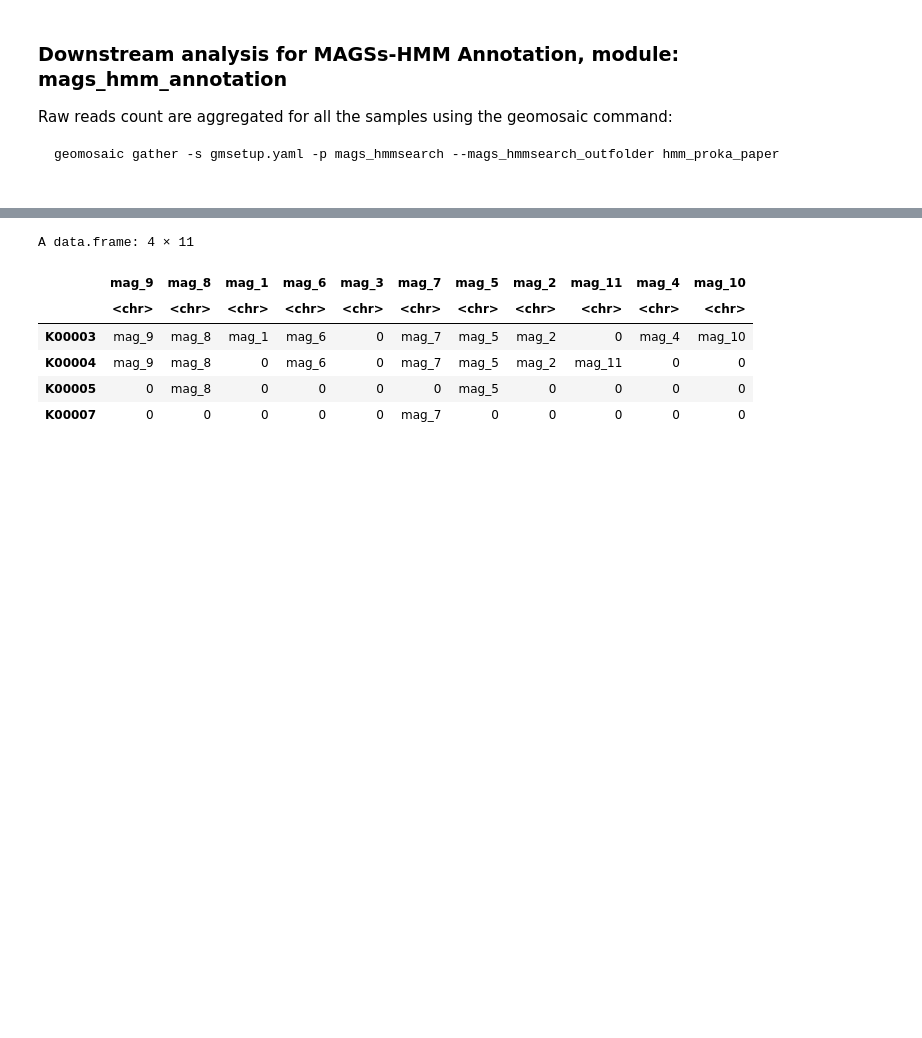
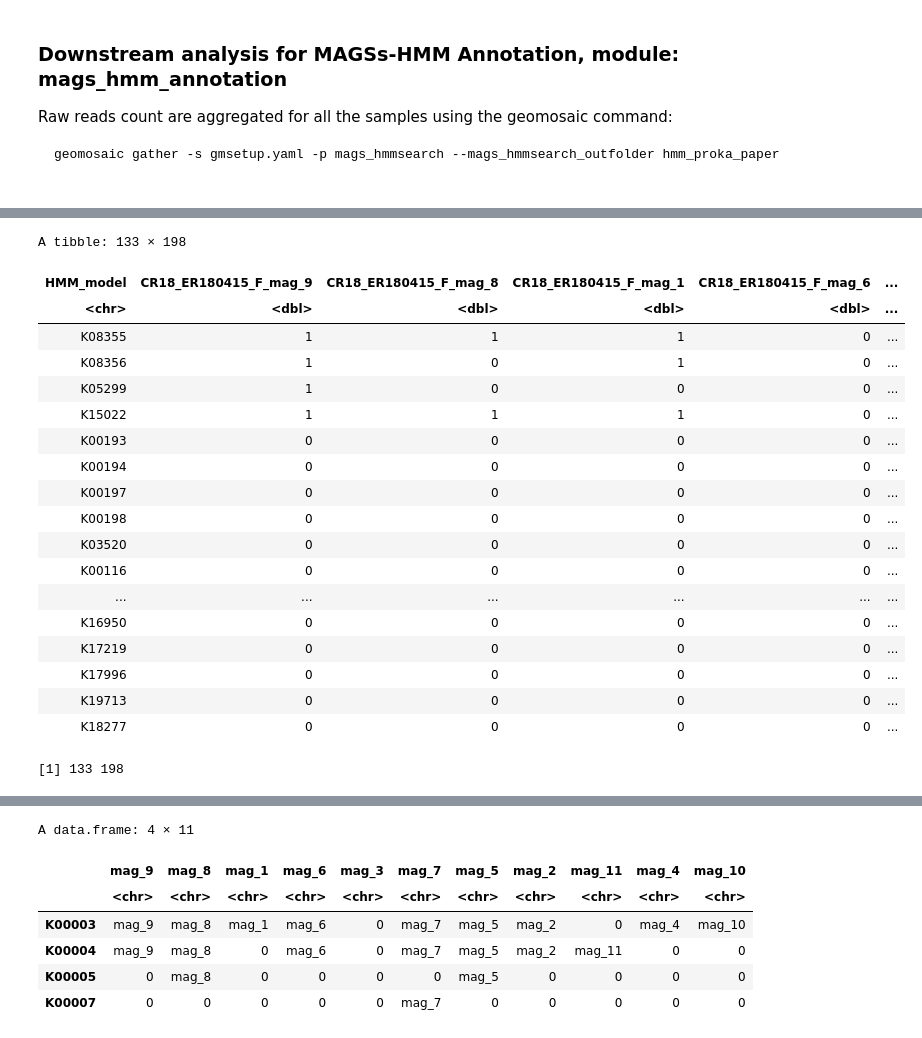
Before and after one commit to EdoT99/geomosaic_cookbook, a Jupyter notebook: notebooks/geomosaic_mags-hmma.ipynb, the cells around one changed output, grey strips where cells are left out. Cells and saved outputs as stored; diff of their text form; code cells hidden in the pictures; blank space fills up the shorter version.

```diff
--- a/notebooks/geomosaic_mags-hmma.ipynb
+++ b/notebooks/geomosaic_mags-hmma.ipynb
@@ -56,0 +81,32 @@ theme_glab <- function(base_size = 11, base_family = "") {
+# %%
+all_data <- map_df(files, function(f) {
+  # 1. Extract sample name from the directory path
+  s_name <- basename(dirname(f))
+
+  # 2. Read the matrix
+  df <- read_delim(f, delim = "\t")
+
+  # 3. Pivot from wide to long
+  # We keep 'HMM_model' and turn all 'mag_X' columns into a single 'MAG_ID' column
+  df_long <- df %>%
+    pivot_longer(
+      cols = -HMM_model,
+      names_to = "local_mag",
+      values_to = "presence_val"
+    ) %>%
+    # 4. Create the Global Unique ID and clean the binary value
+    mutate(
+      Global_MAG_ID = paste0(s_name, "_", local_mag),
+      binary_value = ifelse(presence_val == "0", 0, 1)
+    ) %>%
+    select(HMM_model, Global_MAG_ID, binary_value)
+
+  return(df_long)
+})
+
+master_matrix <- all_data %>%
+  pivot_wider(
+    names_from = Global_MAG_ID,
+    values_from = binary_value,
+    values_fill = 0
+  )
@@ -56,0 +123,24 @@ theme_glab <- function(base_size = 11, base_family = "") {
+# %%
+plot_data
+dim(plot_data)
+# %% [output]
+A tibble: 133 × 198
+| HMM_model | CR18_ER180415_F_mag_9 | CR18_ER180415_F_mag_8 | CR18_ER180415_F_mag_1 | CR18_ER180415_F_mag_6 | ... |
+| <chr> | <dbl> | <dbl> | <dbl> | <dbl> | ... |
+| K08355 | 1 | 1 | 1 | 0 | ... |
+| K08356 | 1 | 0 | 1 | 0 | ... |
+| K05299 | 1 | 0 | 0 | 0 | ... |
+| K15022 | 1 | 1 | 1 | 0 | ... |
+| K00193 | 0 | 0 | 0 | 0 | ... |
+| K00194 | 0 | 0 | 0 | 0 | ... |
+| K00197 | 0 | 0 | 0 | 0 | ... |
+| K00198 | 0 | 0 | 0 | 0 | ... |
+| K03520 | 0 | 0 | 0 | 0 | ... |
+| K00116 | 0 | 0 | 0 | 0 | ... |
+| ... | ... | ... | ... | ... | ... |
+| K16950 | 0 | 0 | 0 | 0 | ... |
+| K17219 | 0 | 0 | 0 | 0 | ... |
+| K17996 | 0 | 0 | 0 | 0 | ... |
+| K19713 | 0 | 0 | 0 | 0 | ... |
+| K18277 | 0 | 0 | 0 | 0 | ... |
+[1] 133 198
```
Also changed, not shown: parts of 11 cells of this notebook.
